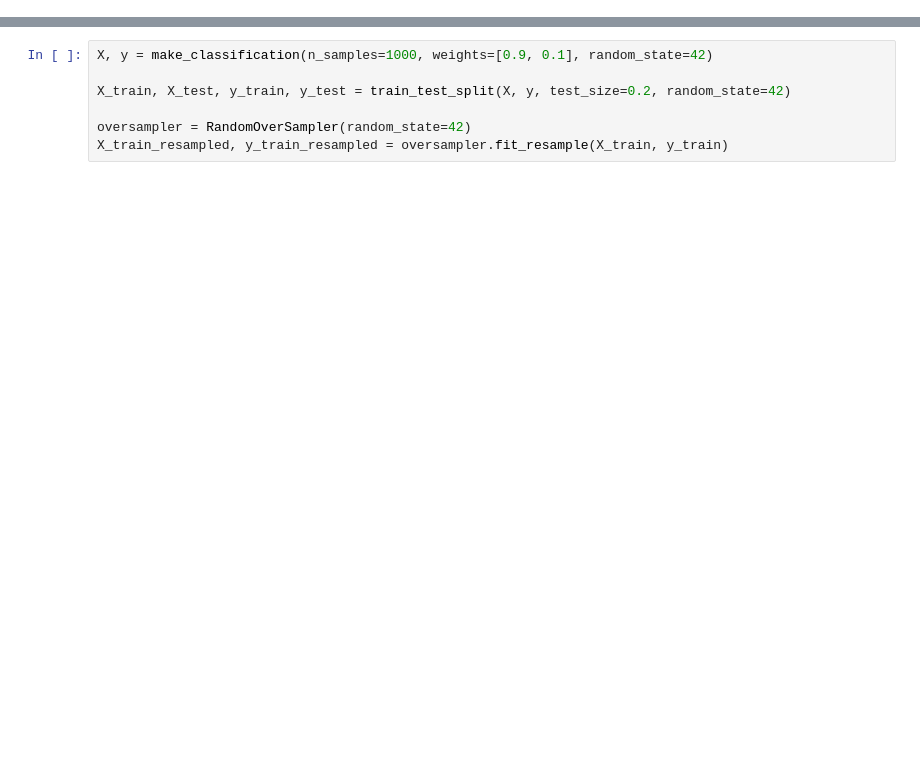
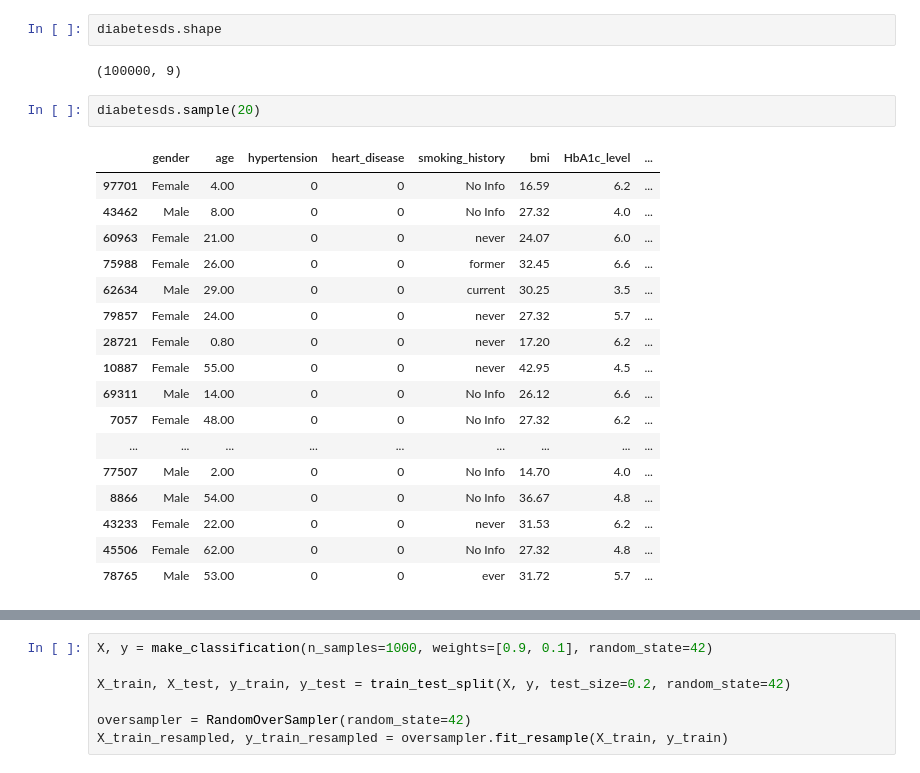
Before and after one commit to alexxtodea/DataAnalytics, a Jupyter notebook: DiabetesPrediction/Diabetes.ipynb, the cells around one changed output, grey strips where cells are left out. Saved outputs shown, nothing was run; the diff lists cells and outputs as text; blank space fills up the shorter version.

```diff
--- a/DiabetesPrediction/Diabetes.ipynb
+++ b/DiabetesPrediction/Diabetes.ipynb
@@ -13,0 +44,24 @@ ModuleNotFoundError: No module named 'imblearn'
+# %%
+diabetesds.shape
+# %% [output]
+(100000, 9)
+# %%
+diabetesds.sample(20)
+# %% [output]
+|  | gender | age | hypertension | heart_disease | smoking_history | bmi | HbA1c_level | ... |
+| 97701 | Female | 4.00 | 0 | 0 | No Info | 16.59 | 6.2 | ... |
+| 43462 | Male | 8.00 | 0 | 0 | No Info | 27.32 | 4.0 | ... |
+| 60963 | Female | 21.00 | 0 | 0 | never | 24.07 | 6.0 | ... |
+| 75988 | Female | 26.00 | 0 | 0 | former | 32.45 | 6.6 | ... |
+| 62634 | Male | 29.00 | 0 | 0 | current | 30.25 | 3.5 | ... |
+| 79857 | Female | 24.00 | 0 | 0 | never | 27.32 | 5.7 | ... |
+| 28721 | Female | 0.80 | 0 | 0 | never | 17.20 | 6.2 | ... |
+| 10887 | Female | 55.00 | 0 | 0 | never | 42.95 | 4.5 | ... |
+| 69311 | Male | 14.00 | 0 | 0 | No Info | 26.12 | 6.6 | ... |
+| 7057 | Female | 48.00 | 0 | 0 | No Info | 27.32 | 6.2 | ... |
+| ... | ... | ... | ... | ... | ... | ... | ... | ... |
+| 77507 | Male | 2.00 | 0 | 0 | No Info | 14.70 | 4.0 | ... |
+| 8866 | Male | 54.00 | 0 | 0 | No Info | 36.67 | 4.8 | ... |
+| 43233 | Female | 22.00 | 0 | 0 | never | 31.53 | 6.2 | ... |
+| 45506 | Female | 62.00 | 0 | 0 | No Info | 27.32 | 4.8 | ... |
+| 78765 | Male | 53.00 | 0 | 0 | ever | 31.72 | 5.7 | ... |
```
Also changed, not shown: parts of 28 cells of this notebook, 1 other file.
